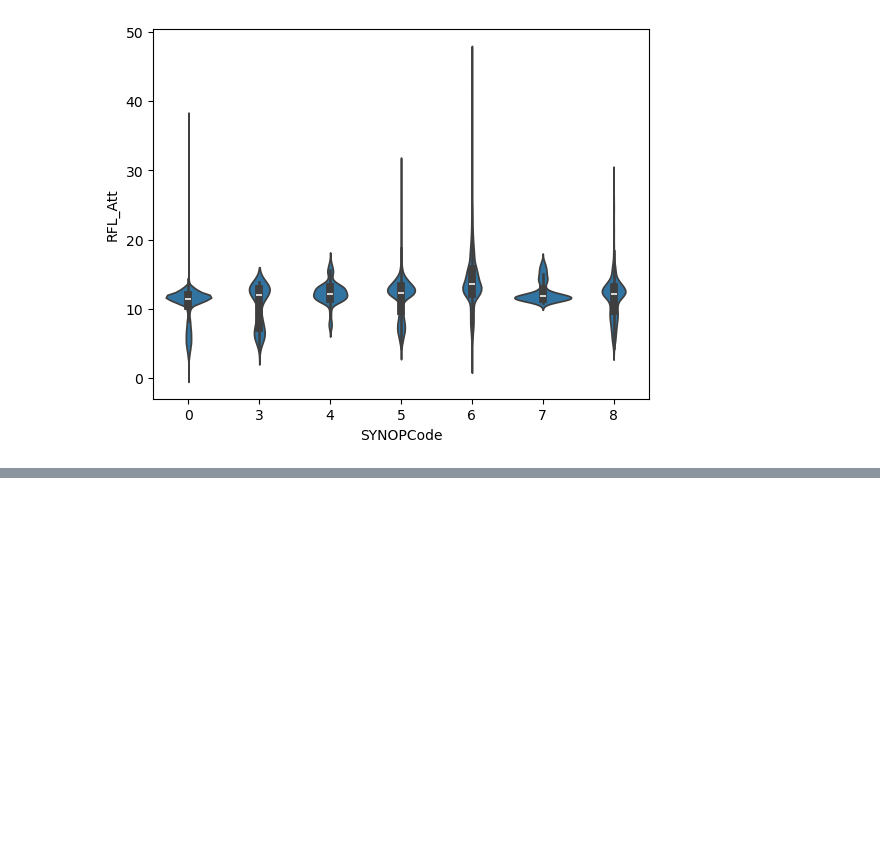
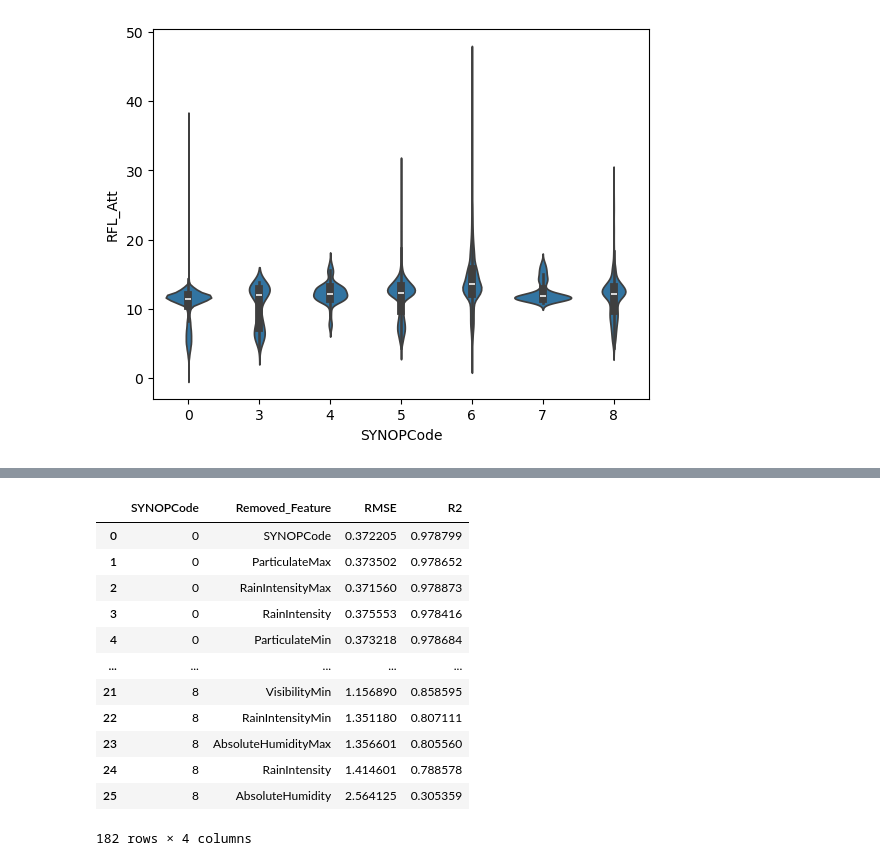
Before and after one commit to shavinkalu23/predictive_modelling_link_attenuation, a Jupyter notebook: eda.ipynb, the cells around one changed output, grey strips where cells are left out. Cells and saved outputs as stored; diff of their text form; code cells hidden in the pictures; blank space fills up the shorter version.

```diff
--- a/eda.ipynb
+++ b/eda.ipynb
@@ -169,0 +477,17 @@ plt.show()
+# %%
+rfl_table_final.to_csv('rfl_table_specific.csv', index = False)
+fso_table_final.to_csv('fso_table_specific.csv', index = False)
+# %% [output]
+|  | SYNOPCode | Removed_Feature | RMSE | R2 |
+| 0 | 0 | SYNOPCode | 0.372205 | 0.978799 |
+| 1 | 0 | ParticulateMax | 0.373502 | 0.978652 |
+| 2 | 0 | RainIntensityMax | 0.371560 | 0.978873 |
+| 3 | 0 | RainIntensity | 0.375553 | 0.978416 |
+| 4 | 0 | ParticulateMin | 0.373218 | 0.978684 |
+| ... | ... | ... | ... | ... |
+| 21 | 8 | VisibilityMin | 1.156890 | 0.858595 |
+| 22 | 8 | RainIntensityMin | 1.351180 | 0.807111 |
+| 23 | 8 | AbsoluteHumidityMax | 1.356601 | 0.805560 |
+| 24 | 8 | RainIntensity | 1.414601 | 0.788578 |
+| 25 | 8 | AbsoluteHumidity | 2.564125 | 0.305359 |
+182 rows × 4 columns
```
Also changed, not shown: parts of 12 cells of this notebook, 4 other files.
